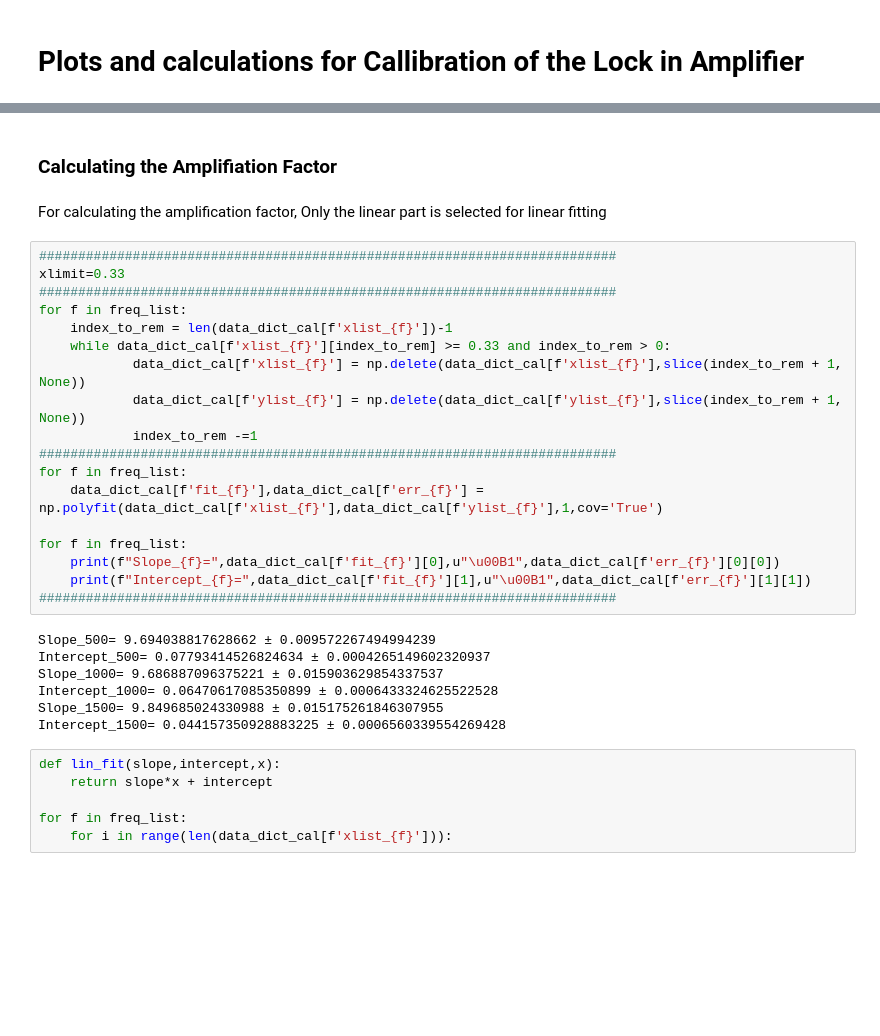
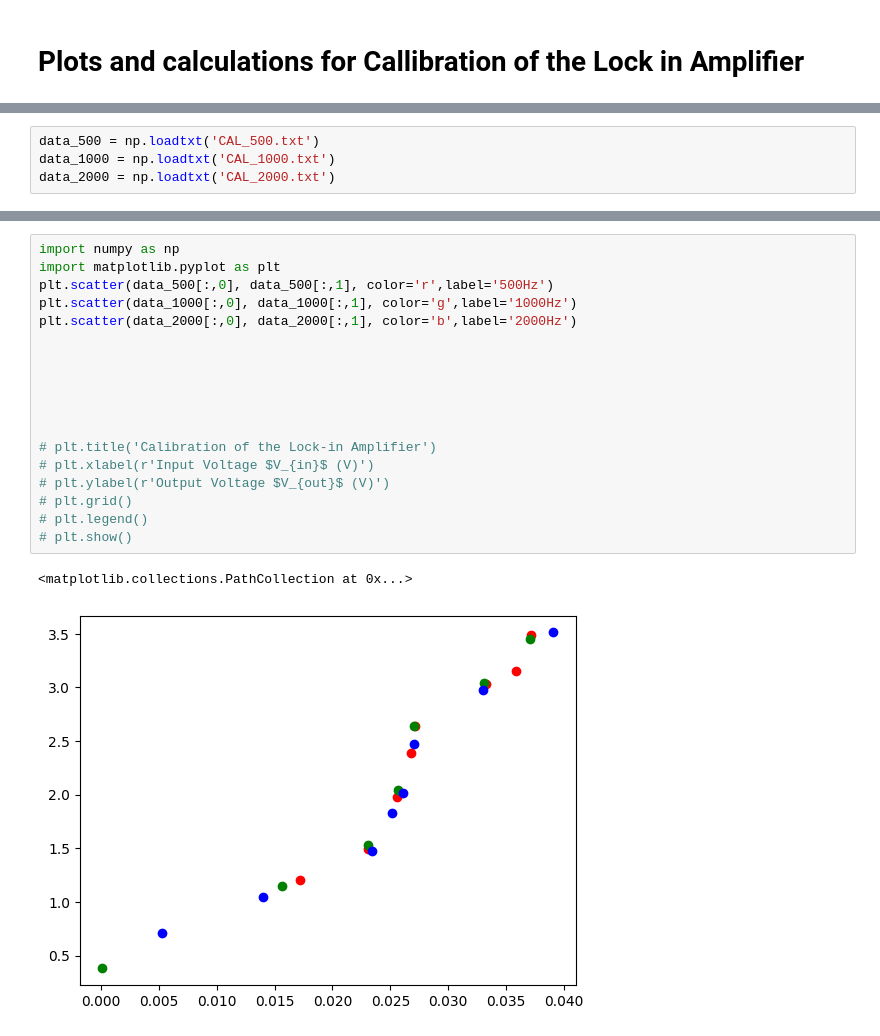
Before and after one commit to ananthapadmanabhan18/Lock_in_Amplifier_with_ExpEyes, a Jupyter notebook: Data/Calibration/plots_CAL.ipynb, the cells around one changed output, grey strips where cells are left out. Saved outputs shown, nothing was run; the diff lists cells and outputs as text; blank space fills up the shorter version.

Commit message:
Plotting stuff

```diff
--- a/Data/Calibration/plots_CAL.ipynb
+++ b/Data/Calibration/plots_CAL.ipynb
@@ -25 +25,5 @@ The circuit Diagram for the Inverting Amplifier is shown below:
+# %%
+data_500 = np.loadtxt('CAL_500.txt')
+data_1000 = np.loadtxt('CAL_1000.txt')
+data_2000 = np.loadtxt('CAL_2000.txt')
 # %% [markdown]
@@ -62,35 +31,21 @@ plt_cal.show()
-# %% [markdown]
-### Calculating the Amplifiation Factor
-# %% [markdown]
-For calculating the amplification factor, Only the linear part is selected for linear fitting
-# %%
-##########################################################################
-xlimit=0.33
-##########################################################################
-for f in freq_list:
-    index_to_rem = len(data_dict_cal[f'xlist_{f}'])-1
-    while data_dict_cal[f'xlist_{f}'][index_to_rem] >= 0.33 and index_to_rem > 0:
-            data_dict_cal[f'xlist_{f}'] = np.delete(data_dict_cal[f'xlist_{f}'],slice(index_to_rem + 1, None))
-            data_dict_cal[f'ylist_{f}'] = np.delete(data_dict_cal[f'ylist_{f}'],slice(index_to_rem + 1, None))
-            index_to_rem -=1
-##########################################################################
-for f in freq_list:
-    data_dict_cal[f'fit_{f}'],data_dict_cal[f'err_{f}'] = np.polyfit(data_dict_cal[f'xlist_{f}'],data_dict_cal[f'ylist_{f}'],1,cov='True')
-
-for f in freq_list:
-    print(f"Slope_{f}=",data_dict_cal[f'fit_{f}'][0],u"\u00B1",data_dict_cal[f'err_{f}'][0][0])
-    print(f"Intercept_{f}=",data_dict_cal[f'fit_{f}'][1],u"\u00B1",data_dict_cal[f'err_{f}'][1][1])
-##########################################################################
-# %% [output]
-Slope_500= 9.694038817628662 ± 0.009572267494994239
-Intercept_500= 0.07793414526824634 ± 0.0004265149602320937
-Slope_1000= 9.686887096375221 ± 0.015903629854337537
-Intercept_1000= 0.06470617085350899 ± 0.0006433324625522528
-Slope_1500= 9.849685024330988 ± 0.015175261846307955
-Intercept_1500= 0.044157350928883225 ± 0.0006560339554269428
-# %%
-def lin_fit(slope,intercept,x):
-    return slope*x + intercept
-
-for f in freq_list:
-    for i in range(len(data_dict_cal[f'xlist_{f}'])):
+# %%
+import numpy as np
+import matplotlib.pyplot as plt
+plt.scatter(data_500[:,0], data_500[:,1], color='r',label='500Hz')
+plt.scatter(data_1000[:,0], data_1000[:,1], color='g',label='1000Hz')
+plt.scatter(data_2000[:,0], data_2000[:,1], color='b',label='2000Hz')
+
+
+
+
+
+
+# plt.title('Calibration of the Lock-in Amplifier')
+# plt.xlabel(r'Input Voltage $V_{in}$ (V)')
+# plt.ylabel(r'Output Voltage $V_{out}$ (V)')
+# plt.grid()
+# plt.legend()
+# plt.show()
+# %% [output]
+<matplotlib.collections.PathCollection at 0x...>
+[figure, added]
```
Also changed, not shown: parts of 7 cells of this notebook, 3 other files.
